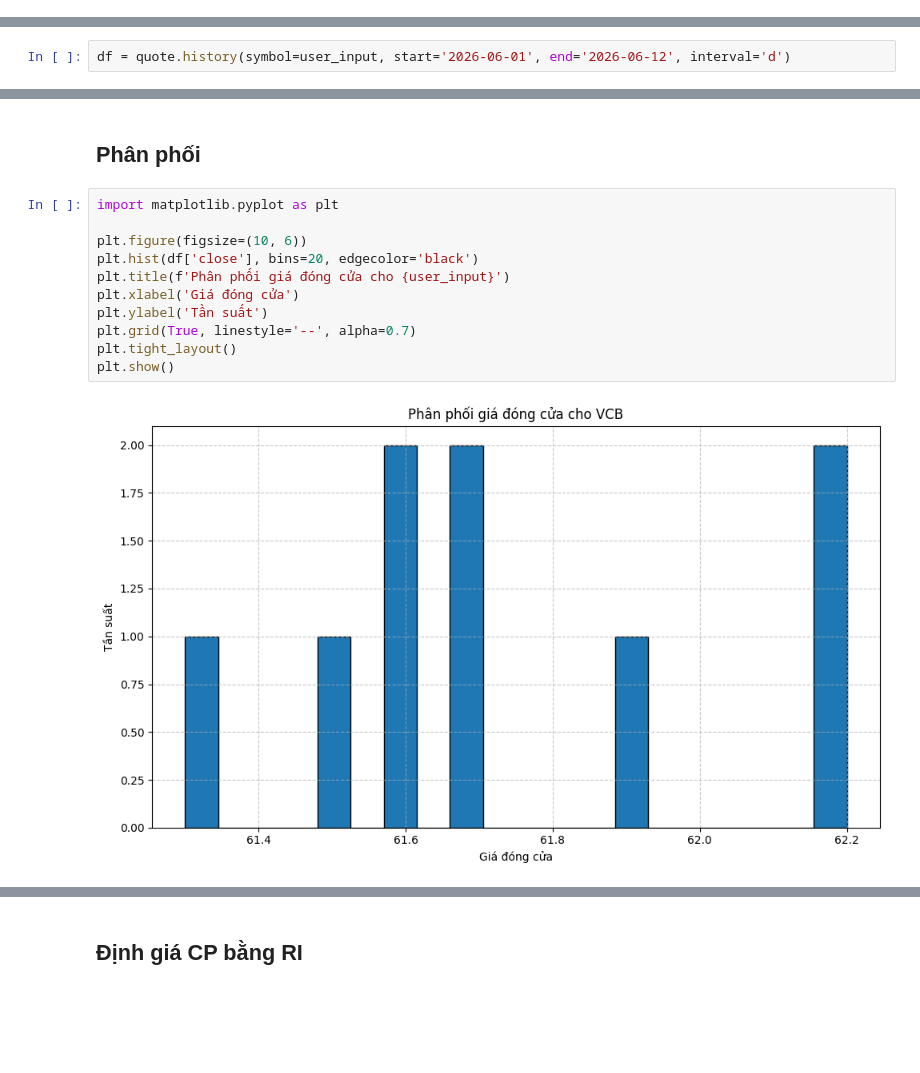
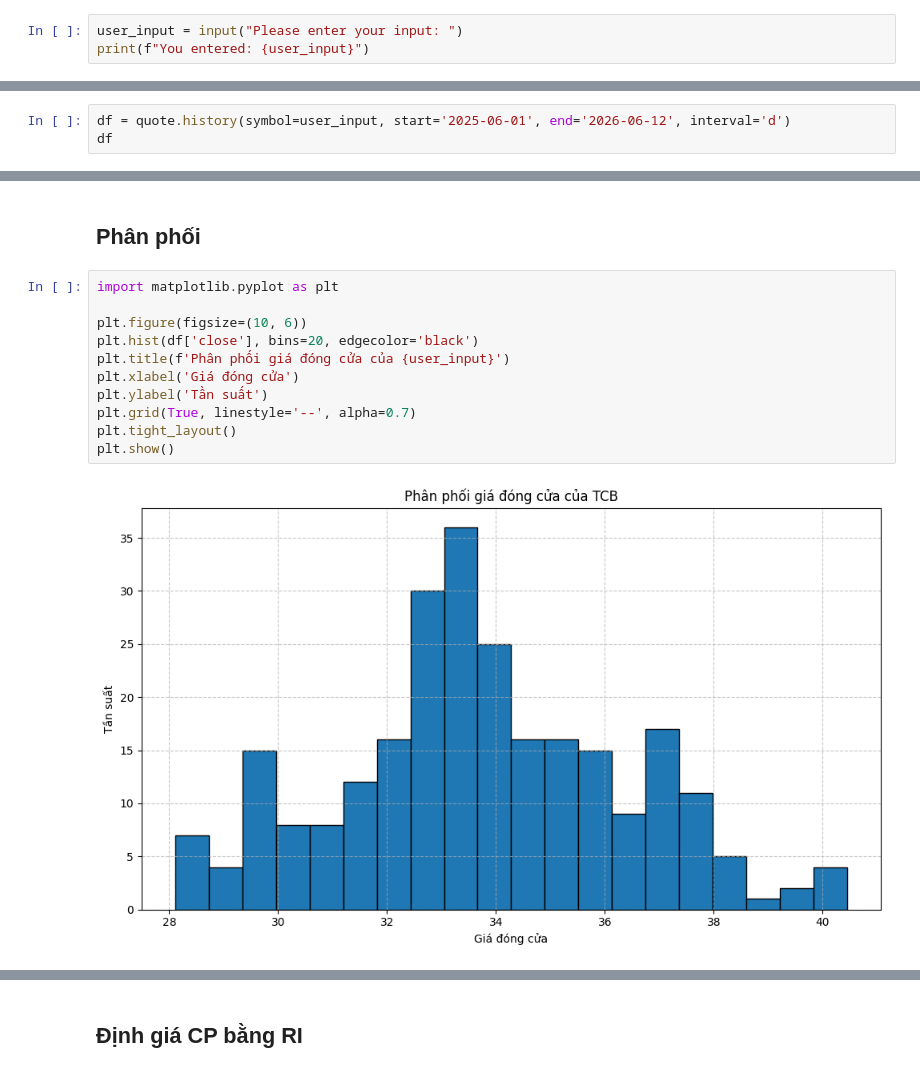
Before and after one commit to Tuanajax/Note_Everthing, a Jupyter notebook: Untitled0.ipynb, the cells around one changed output, grey strips where cells are left out. Cells and saved outputs as stored; diff of their text form; blank space fills up the shorter version.

```diff
--- a/Untitled0.ipynb
+++ b/Untitled0.ipynb
@@ -415,3 +415,6 @@ Free Cash Flow (FCF) for VCB (in VND):
 *   **Dòng tiền tự do (Free Cash Flow - FCF):** Là lượng tiền mặt còn lại sau khi một công ty đã thanh toán các chi phí hoạt động và chi phí vốn (CapEx). FCF là một chỉ số quan trọng về khả năng tạo r ...
 # %% [markdown]
 # **ĐỊNH GIÁ CP**
+# %%
+user_input = input("Please enter your input: ")
+print(f"You entered: {user_input}")
@@ -420,2 +426,3 @@ Free Cash Flow (FCF) for VCB (in VND):
 # %%
-df = quote.history(symbol=user_input, start='2026-06-01', end='2026-06-12', interval='d')
+df = quote.history(symbol=user_input, start='2025-06-01', end='2026-06-12', interval='d')
+df
@@ -424,16 +445,16 @@ df = quote.history(symbol=user_input, start='2026-06-01', end='2026-06-12', inte
 # %%
 import matplotlib.pyplot as plt
 
 plt.figure(figsize=(10, 6))
 plt.hist(df['close'], bins=20, edgecolor='black')
-plt.title(f'Phân phối giá đóng cửa cho {user_input}')
+plt.title(f'Phân phối giá đóng cửa của {user_input}')
 plt.xlabel('Giá đóng cửa')
 plt.ylabel('Tần suất')
 plt.grid(True, linestyle='--', alpha=0.7)
 plt.tight_layout()
 plt.show()
 # %% [output]
-[figure, old version]
+[figure, new version]
 # %%
 import numpy as np
 
```
Also changed, not shown: parts of 25 cells of this notebook.
